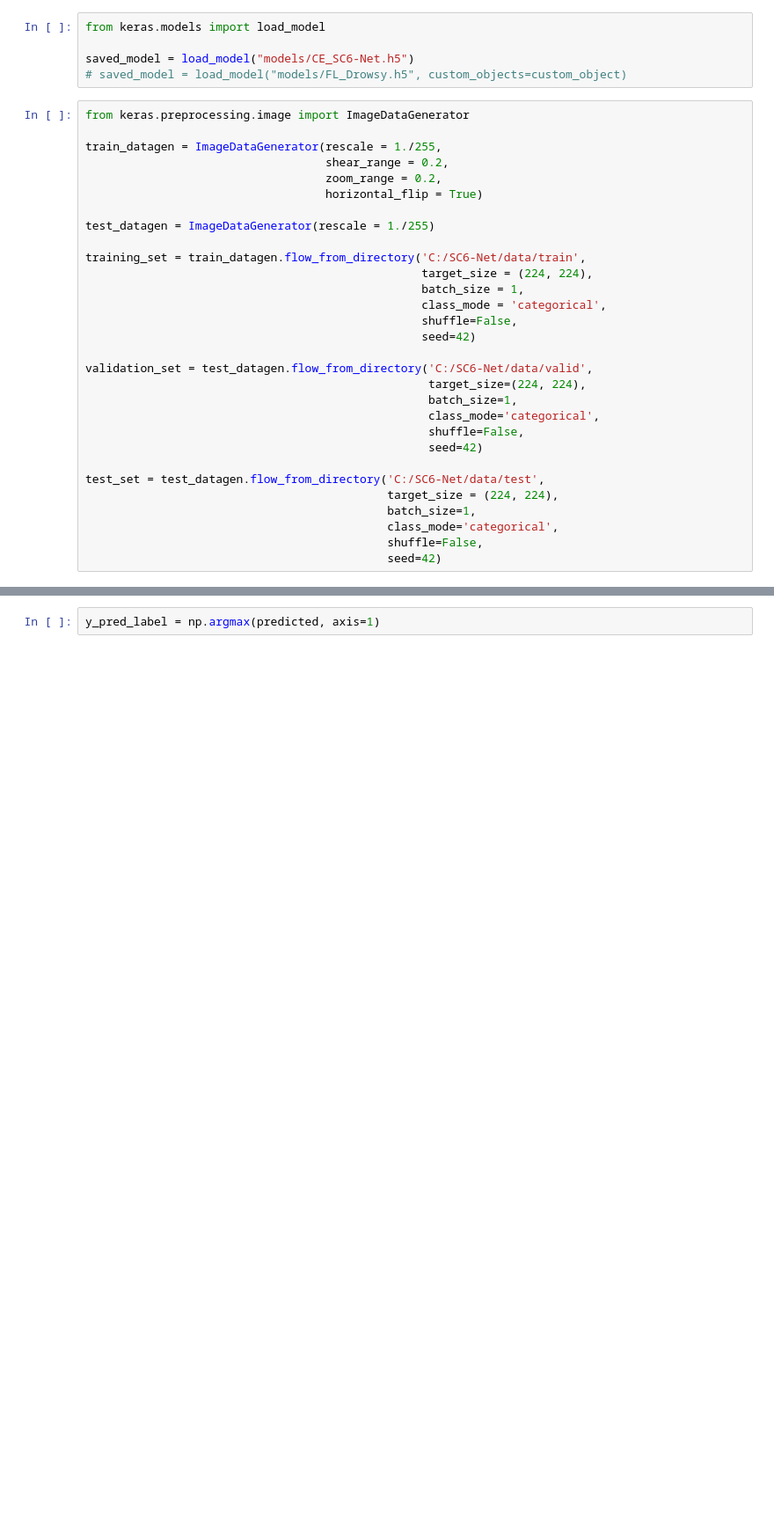
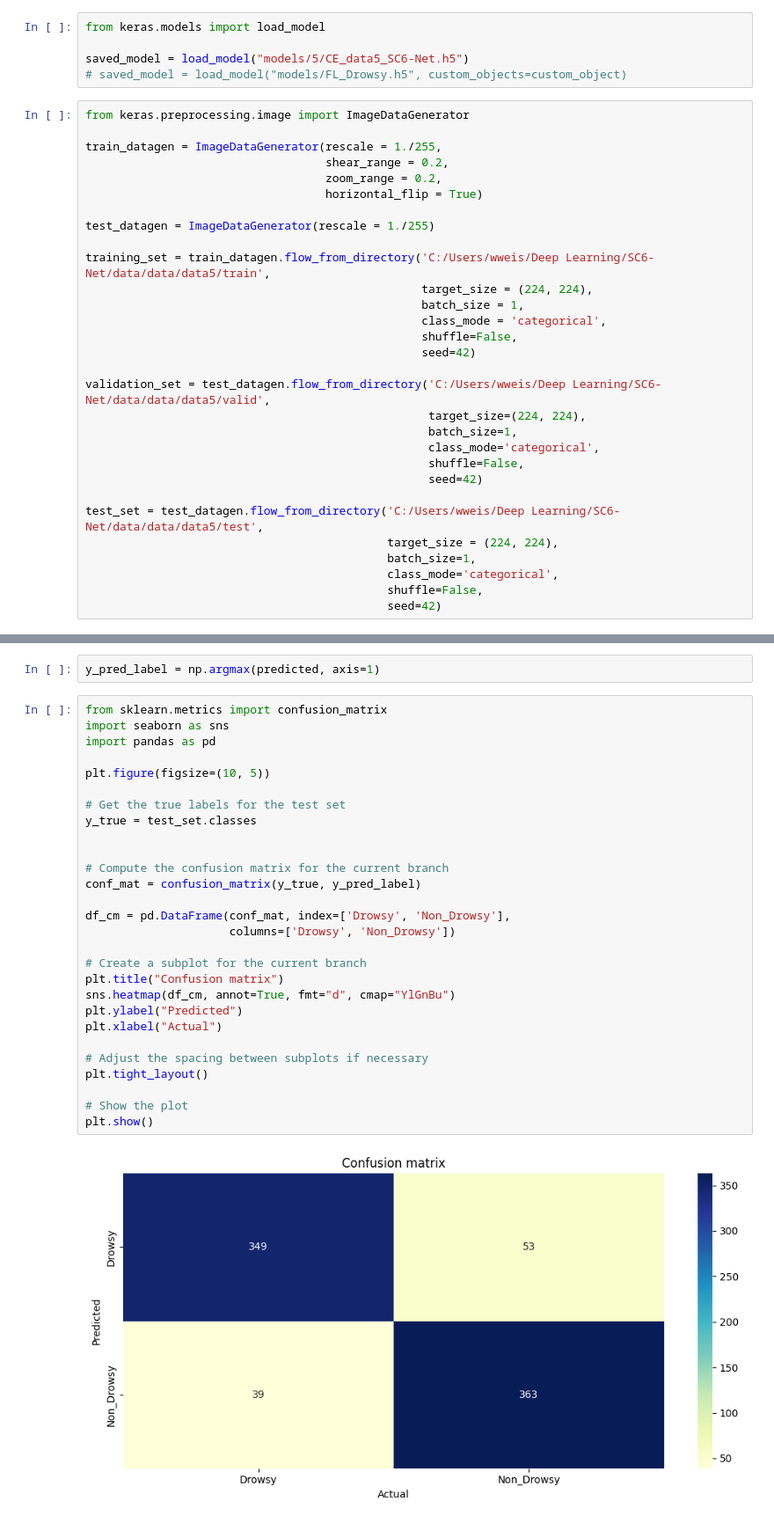
Before and after one commit to weisoong2000/DRIVER-DROWSINESS-DETECTION-USING-DEEP-LEARNING-BRANCHED-ENSEMBLE-LEARNING, a Jupyter notebook: SC6-Net/ETE_Linear_SC6-Net.ipynb, the cells around one changed output, grey strips where cells are left out. Shown at 88% size. Cells and saved outputs as stored; diff of their text form; blank space fills up the shorter version.

```diff
--- a/SC6-Net/ETE_Linear_SC6-Net.ipynb
+++ b/SC6-Net/ETE_Linear_SC6-Net.ipynb
@@ -352,7 +345,7 @@ weighted avg       0.89      0.89      0.89      1824
 # %%
 from keras.models import load_model
 
-saved_model = load_model("models/CE_SC6-Net.h5")
+saved_model = load_model("models/5/CE_data5_SC6-Net.h5")
 # saved_model = load_model("models/FL_Drowsy.h5", custom_objects=custom_object)
 # %%
 from keras.preprocessing.image import ImageDataGenerator
@@ -364,21 +357,21 @@ train_datagen = ImageDataGenerator(rescale = 1./255,
 
 test_datagen = ImageDataGenerator(rescale = 1./255)
 
-training_set = train_datagen.flow_from_directory('C:/SC6-Net/data/train',
+training_set = train_datagen.flow_from_directory('C:/Users/wweis/Deep Learning/SC6-Net/data/data/data5/train',
                                                  target_size = (224, 224),
                                                  batch_size = 1,
                                                  class_mode = 'categorical',
                                                  shuffle=False,
                                                  seed=42)
 
-validation_set = test_datagen.flow_from_directory('C:/SC6-Net/data/valid',
+validation_set = test_datagen.flow_from_directory('C:/Users/wweis/Deep Learning/SC6-Net/data/data/data5/valid',
                                                   target_size=(224, 224),
                                                   batch_size=1,
                                                   class_mode='categorical',
                                                   shuffle=False,
                                                   seed=42)
 
-test_set = test_datagen.flow_from_directory('C:/SC6-Net/data/test',
+test_set = test_datagen.flow_from_directory('C:/Users/wweis/Deep Learning/SC6-Net/data/data/data5/test',
                                             target_size = (224, 224),
                                             batch_size=1,
                                             class_mode='categorical',
@@ -524,6 +548,36 @@ from sklearn.metrics import classification_report
 predicted = mlp.predict(probs_test)
 # %%
 y_pred_label = np.argmax(predicted, axis=1)
+# %%
+from sklearn.metrics import confusion_matrix
+import seaborn as sns
+import pandas as pd
+
+plt.figure(figsize=(10, 5))
+
+# Get the true labels for the test set
+y_true = test_set.classes
+
+
+# Compute the confusion matrix for the current branch
+conf_mat = confusion_matrix(y_true, y_pred_label)
+
+df_cm = pd.DataFrame(conf_mat, index=['Drowsy', 'Non_Drowsy'],
+                     columns=['Drowsy', 'Non_Drowsy'])
+
+# Create a subplot for the current branch
+plt.title("Confusion matrix")
+sns.heatmap(df_cm, annot=True, fmt="d", cmap="YlGnBu")
+plt.ylabel("Predicted")
+plt.xlabel("Actual")
+
+# Adjust the spacing between subplots if necessary
+plt.tight_layout()
+
+# Show the plot
+plt.show()
+# %% [output]
+[figure, added]
 # %%
 report = classification_report(test_set.labels, y_pred_label)
 print(report)
```
Also changed, not shown: parts of 22 cells of this notebook.
